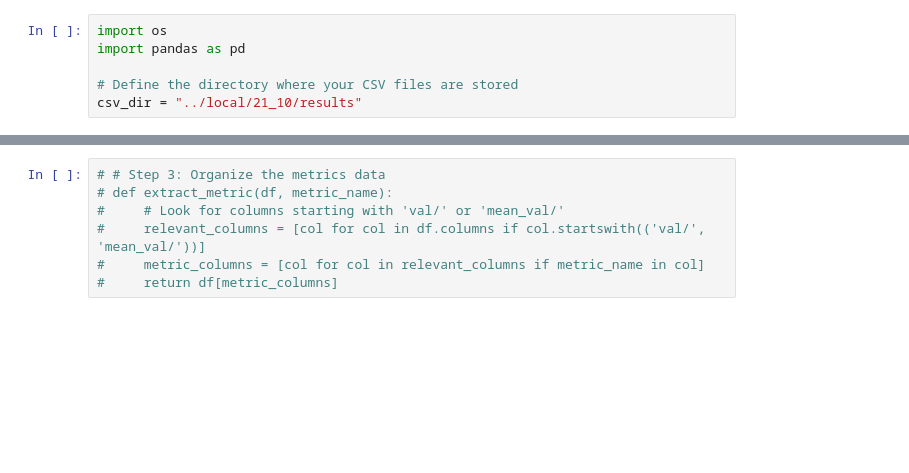
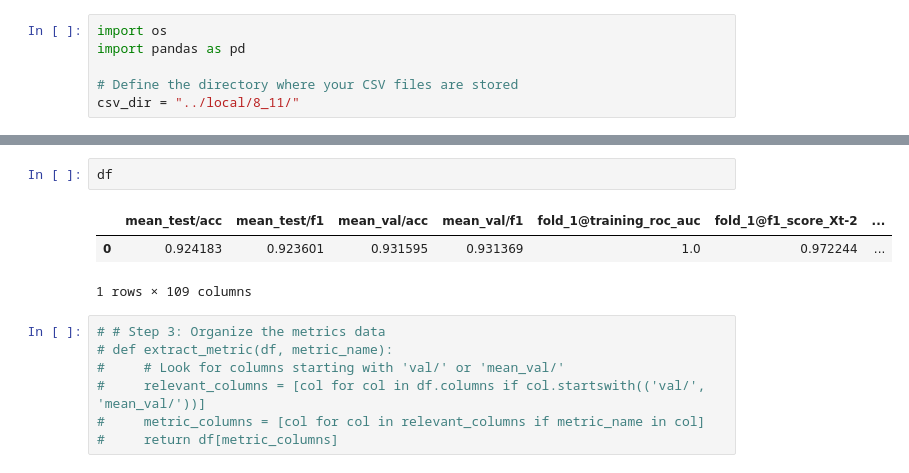
Before and after one commit to mralioo/BBCPy_DNN, a Jupyter notebook: notebooks/0_recap_results_C1.ipynb, the cells around one changed output, grey strips where cells are left out. Drawn from its saved outputs; the diff is of its cells as text; blank space fills up the shorter version.

```diff
--- a/notebooks/0_recap_results_C1.ipynb
+++ b/notebooks/0_recap_results_C1.ipynb
@@ -3,4 +3,4 @@ import os
 import pandas as pd
 
 # Define the directory where your CSV files are stored
-csv_dir = "../local/21_10/results"
+csv_dir = "../local/8_11/"
@@ -20,3 +84,9 @@ for csv_file in os.listdir(csv_dir):
+# %%
+df
+# %% [output]
+|  | mean_test/acc | mean_test/f1 | mean_val/acc | mean_val/f1 | fold_1@training_roc_auc | fold_1@f1_score_Xt-2 | ... |
+| 0 | 0.924183 | 0.923601 | 0.931595 | 0.931369 | 1.0 | 0.972244 | ... |
+1 rows × 109 columns
 # %%
 # # Step 3: Organize the metrics data
 # def extract_metric(df, metric_name):
```
Also changed, not shown: parts of 4 cells of this notebook, 19 other files.
